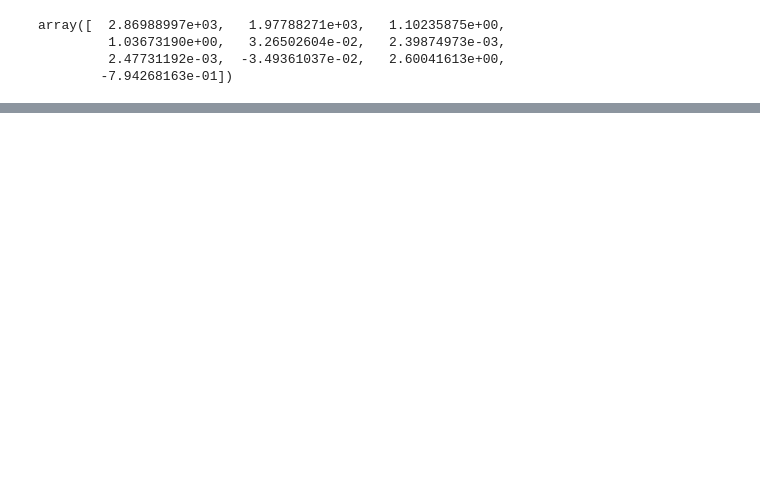
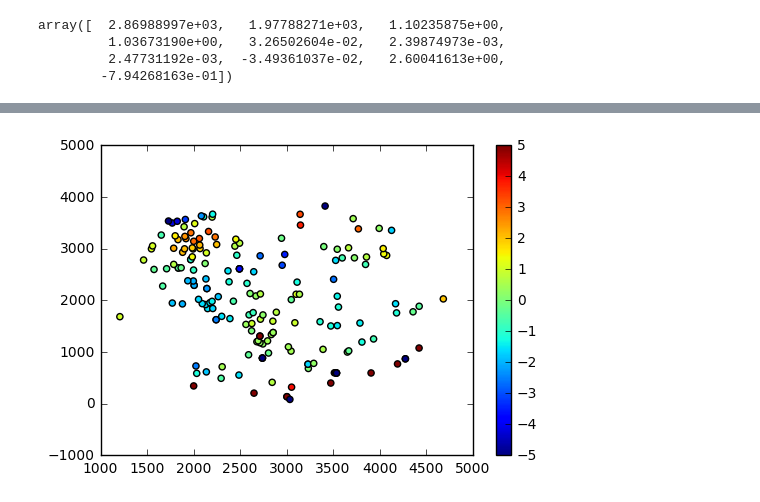
Before and after one commit to lsst/all_sky_phot, a Jupyter notebook: data/viz_night_cat_match.ipynb, the cells around one changed output, grey strips where cells are left out. Cells and saved outputs as stored; diff of their text form; code cells hidden in the pictures; blank space fills up the shorter version.

```diff
--- a/data/viz_night_cat_match.ipynb
+++ b/data/viz_night_cat_match.ipynb
@@ -342,0 +396,5 @@ array([  2.86913575e+03,   1.98715131e+03,   1.10476227e+00,
+# %%
+plt.scatter(pix_x, pix_y, c=resid_y, vmax=5, vmin=-5)
+cb = plt.colorbar()
+# %% [output]
+[figure, added]
```
Also changed, not shown: parts of 14 cells of this notebook, 1 other file.
